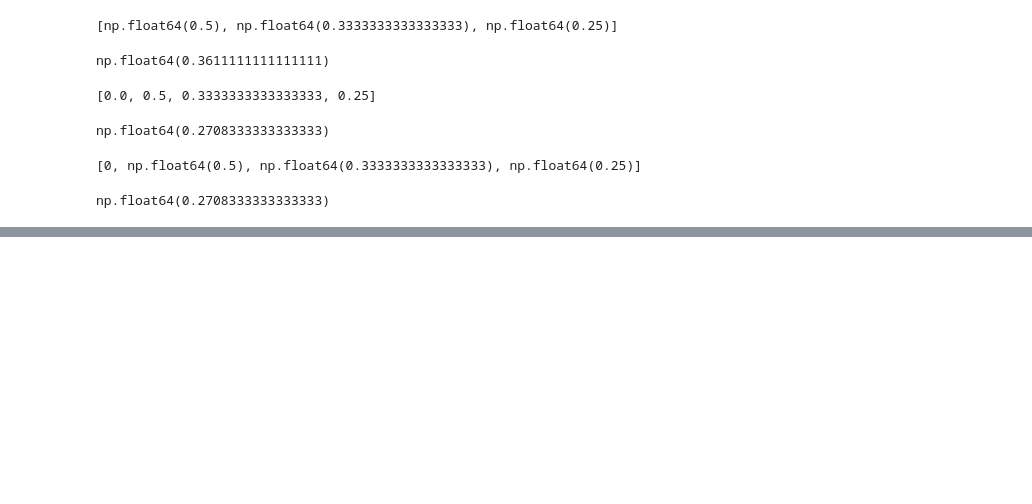
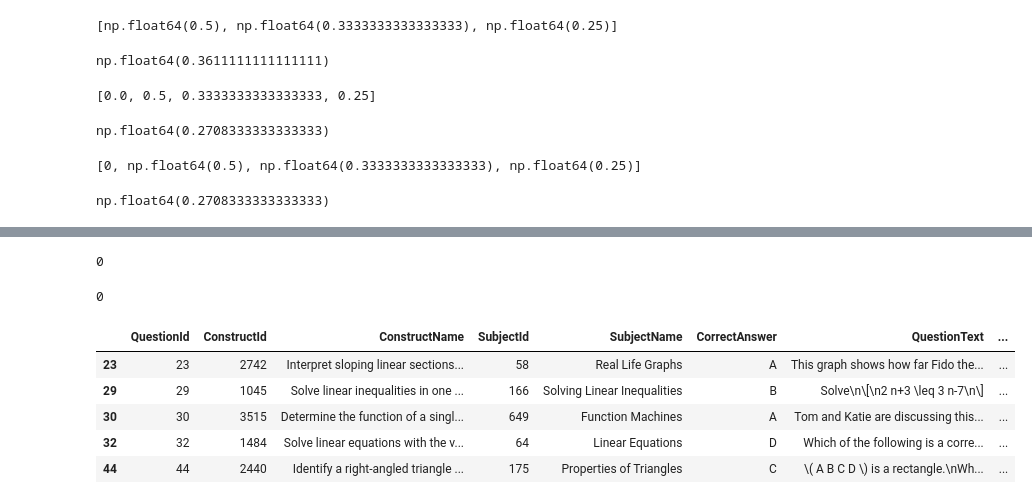
Before and after one commit to rsliu94/FlagEmbedding, a Jupyter notebook: projects/data/read.ipynb, the cells around one changed output, grey strips where cells are left out. Cells and saved outputs as stored; diff of their text form; code cells hidden in the pictures; blank space fills up the shorter version.

```diff
--- a/projects/data/read.ipynb
+++ b/projects/data/read.ipynb
@@ -500,0 +587,10 @@ np.float64(0.2708333333333333)
+# %%
+# split 2
+import numpy as np
+np.random.seed(42)
+question_ids = sorted(raw_data["QuestionId"].unique())
+val_question_ids_2 = np.random.choice(question_ids, int(len(question_ids) * 0.2), replace=False)
+
+train_data_2 = raw_data[~raw_data["QuestionId"].isin(val_question_ids_2)]
+val_data_2 = raw_data[raw_data["QuestionId"].isin(val_question_ids_2)]
+train_data_2.shape, val_data_2.shape
@@ -500,0 +619,19 @@ np.float64(0.2708333333333333)
+# %%
+# set of subject id in train_data_1 and val_data_1
+len(set(train_data_1["QuestionId"].unique()) & set(val_data_1["QuestionId"].unique()))
+# %% [output]
+0
+# %%
+# set of subject id in train_data_2 and val_data_2
+len(set(train_data_2["QuestionId"].unique()) & set(val_data_2["QuestionId"].unique()))
+# %% [output]
+0
+# %%
+val_data_2.head()
+# %% [output]
+|  | QuestionId | ConstructId | ConstructName | SubjectId | SubjectName | CorrectAnswer | QuestionText | ... |
+| 23 | 23 | 2742 | Interpret sloping linear sections... | 58 | Real Life Graphs | A | This graph shows how far Fido the... | ... |
+| 29 | 29 | 1045 | Solve linear inequalities in one ... | 166 | Solving Linear Inequalities | B | Solve\n\[\n2 n+3 \leq 3 n-7\n\] | ... |
+| 30 | 30 | 3515 | Determine the function of a singl... | 649 | Function Machines | A | Tom and Katie are discussing this... | ... |
+| 32 | 32 | 1484 | Solve linear equations with the v... | 64 | Linear Equations | D | Which of the following is a corre... | ... |
+| 44 | 44 | 2440 | Identify a right-angled triangle ... | 175 | Properties of Triangles | C | \( A B C D \) is a rectangle.\nWh... | ... |
```
Also changed, not shown: parts of 9 cells of this notebook, 6 other files.
